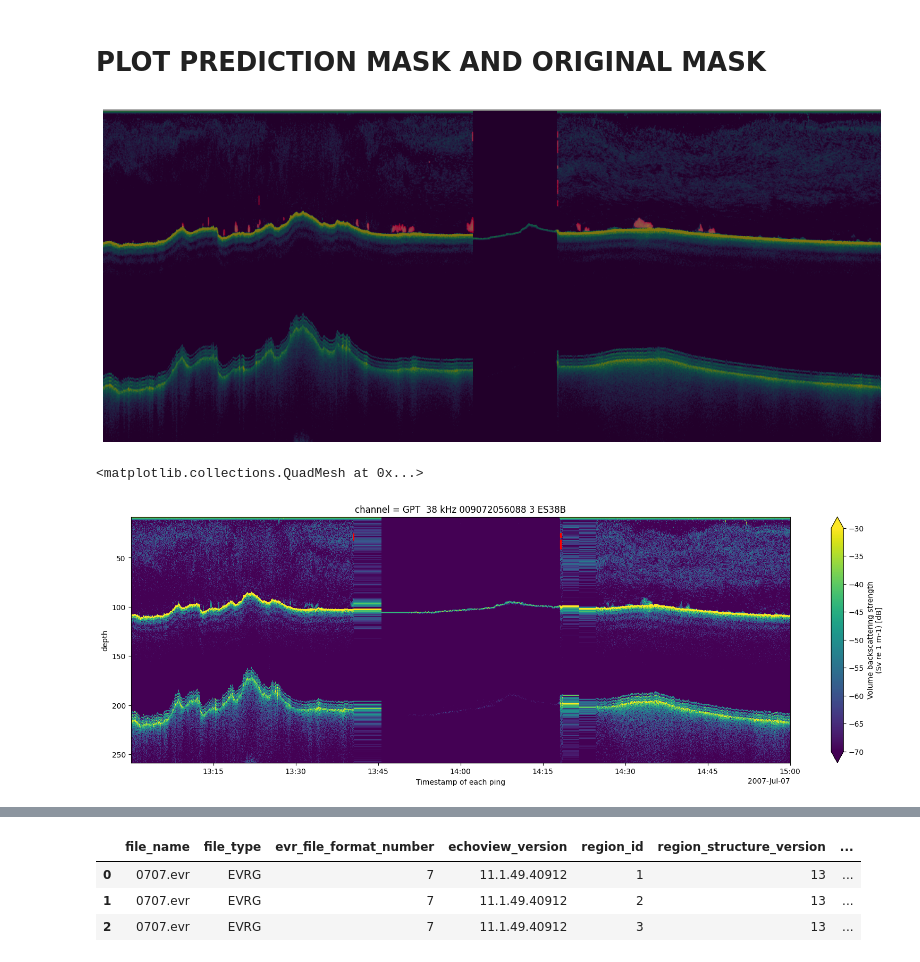
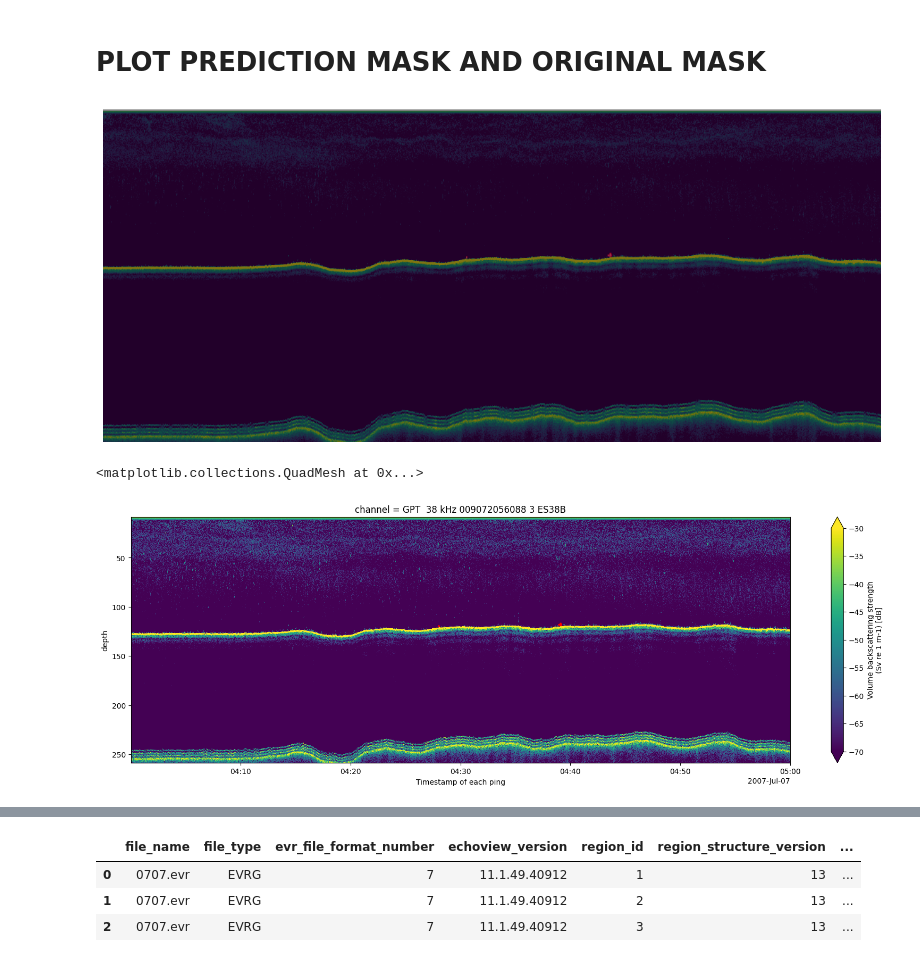
Before and after one commit to OceanStreamIO/echosounder-segmentation, a Jupyter notebook: EvaluatePredictOneSonarDs.ipynb, the cells around one changed output, grey strips where cells are left out. Saved outputs shown, nothing was run; the diff lists cells and outputs as text; code cells hidden in the pictures.

```diff
--- a/EvaluatePredictOneSonarDs.ipynb
+++ b/EvaluatePredictOneSonarDs.ipynb
@@ -81,7 +81,7 @@ chunk_sizes = {
     'range_sample': 650      # Split into 2 chunks
 }
 
-def load_zarr_lazy(zarr_path, chunk_sizes=chunk_sizes, ignore_vars = ignore_vars):
+def def load_zarr_lazy(zarr_path, chunk_sizes=chunk_sizes, ignore_vars = []):
     return xr.open_zarr(zarr_path, chunks=chunk_sizes, drop_variables = ignore_vars)
 
 def correct_echo_range(ds):
@@ -134,7 +134,7 @@ def normalize_each_channel(data):
 
     return data
 
-def load_combine_process_zarrs(zarr_paths, ignore_vars = ignore_vars):
+def load_combine_process_zarrs(zarr_paths, ignore_vars = []):
     datasets = [load_zarr_lazy(path, chunk_sizes = {}, ignore_vars = ignore_vars) for path in zarr_paths]
     combined_dataset = xr.concat(datasets, dim='ping_time')
     combined_dataset = combined_dataset.sortby('ping_time')
@@ -209,7 +209,7 @@ def chunk_mask(combined_dataset, regions2d_list, date, chunk_ratio = 1, min_nonz
             binary_mask = None
     return chunk_size, num_chunks
 
-def process_one_day(zarr_paths, evr_paths, date, chunk_ratio = 1, min_nonzero = 0):
+def process_one_day(zarr_paths, evr_paths, date, chunk_ratio = 1, min_nonzero = 0, ignore_vars = []):
     combined_dataset = load_combine_process_zarrs(zarr_paths)
 
     # there can be several evr files or none
@@ -218,7 +218,7 @@ def process_one_day(zarr_paths, evr_paths, date, chunk_ratio = 1, min_nonzero =
     else:
         regions2d_list = []
 
-    depth, num_chunks = chunk_mask(combined_dataset, regions2d_list, date, chunk_ratio, min_nonzero)
+    depth, num_chunks = chunk_mask(combined_dataset, regions2d_list, date, chunk_ratio, min_nonzero, ignore_vars = ignore_vars)
     return depth, num_chunks
 # %%
 date = '0707'
@@ -716,9 +716,10 @@ save_as_evr(combined_mask, ping_times, depths, output_file)
 # %% [markdown]
 # PLOT PREDICTION MASK AND ORIGINAL MASK
 # %%
+date = '0707'
 zarr_dir = '/media/ubuntu/E/processed/070707'
 zarr_paths = [os.path.join(zarr_dir, z, z + '_Sv.zarr') for z in os.listdir(zarr_dir)]
-combined_dataset = load_combine_process_zarrs(zarr_paths, ignore_vars = [])
+combined_dataset = load_combine_process_zarrs(zarr_paths, ignore_vars = ignore_vars)
 combined_mask = np.load('/media/ubuntu/E/Test_ML/combined_predictions/0707.npy')
 # %%
 import matplotlib.pyplot as plt
@@ -727,41 +728,44 @@ from scipy.ndimage import binary_dilation
 # Define the range for slicing
 #start_index = 4700
 #end_index = 4800
-start_value = datetime.strptime("2007-07-07 13:00:00.000", "%Y-%m-%d %H:%M:%S.%f")
-end_value = datetime.strptime("2007-07-07 15:00:00.000", "%Y-%m-%d %H:%M:%S.%f")
+start_value = datetime.strptime("2007-07-07 04:00:00.000", "%Y-%m-%d %H:%M:%S.%f")
+end_value = datetime.strptime("2007-07-07 05:00:00.000", "%Y-%m-%d %H:%M:%S.%f")
 start_value = np.datetime64(start_value)
 end_value = np.datetime64(end_value)
 start_index = np.searchsorted(combined_dataset['ping_time'].values, start_value)
 end_index = np.searchsorted(combined_dataset['ping_time'].values, end_value)
 
 # Extract the section from Sv data and convert to numpy array
 img = combined_dataset.Sv.isel(channel=1, ping_time=slice(start_index, end_index)).T.values
 
 # Apply binary dilation to make the mask more visible
 dilated_mask = binary_dilation(combined_mask[:, start_index:end_index], structure=np.ones((5, 5)))
 
 # Create a red mask for overlay
 red_mask = np.zeros((*dilated_mask.shape, 3))  # Shape (height, width, 3) for RGB
 red_mask[..., 0] = dilated_mask  # Red channel
 red_mask[..., 1] = 0             # Green channel
 red_mask[..., 2] = 0             # Blue channel
 
 # Create a figure
 fig, ax = plt.subplots(figsize=(11, 4.7))
 
 # Overlay the red mask on the image
 ax.imshow(img, aspect='auto', cmap='viridis', vmin=-70, vmax=-30)
 ax.imshow(red_mask, alpha=0.5, aspect='auto')  # Overlay with transparency
 ax.axis('off')
 
 plt.subplots_adjust(left=0, right=1, top=1, bottom=0)  # Adjust subplots to avoid tight_layout
 plt.show()
 # %% [output]
-[figure, old version]
+[figure, new version]
 # %%
 #evr_file = '/media/ubuntu/E/EVR_region_files/07July.EVR'
+#region_classes=["Def herring", "Prob herring", "Poss herring", "Surface herring", "Mackerel",
+#                                                   "Gadoids", "Norway pout", "unidentified fish"]
 evr_file = '/media/ubuntu/E/Test_ML/combined_predictions/0707.evr'
 region_classes = 'Fish'
+
 regions2d = er.read_evr(evr_file)
 regions_def = regions2d.select_region(region_class=region_classes)
 
@@ -773,4 +777,4 @@ for _, point in regions_def.iterrows():
 combined_dataset.Sv.isel(channel=1, ping_time=slice(start_index, end_index)).T.plot(y="depth", yincrease=False, vmin=-70, vmax=-30, cmap="viridis")
 # %% [output]
 <matplotlib.collections.QuadMesh at 0x...>
-[figure, old version]
+[figure, new version]
```
Also changed, not shown: parts of 5 cells of this notebook, 1 other file.
